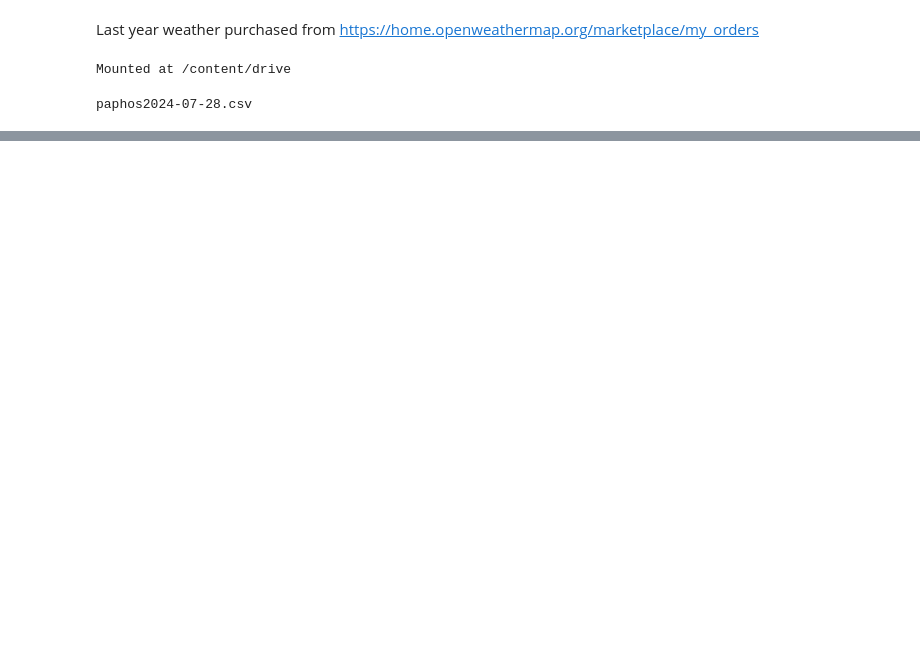
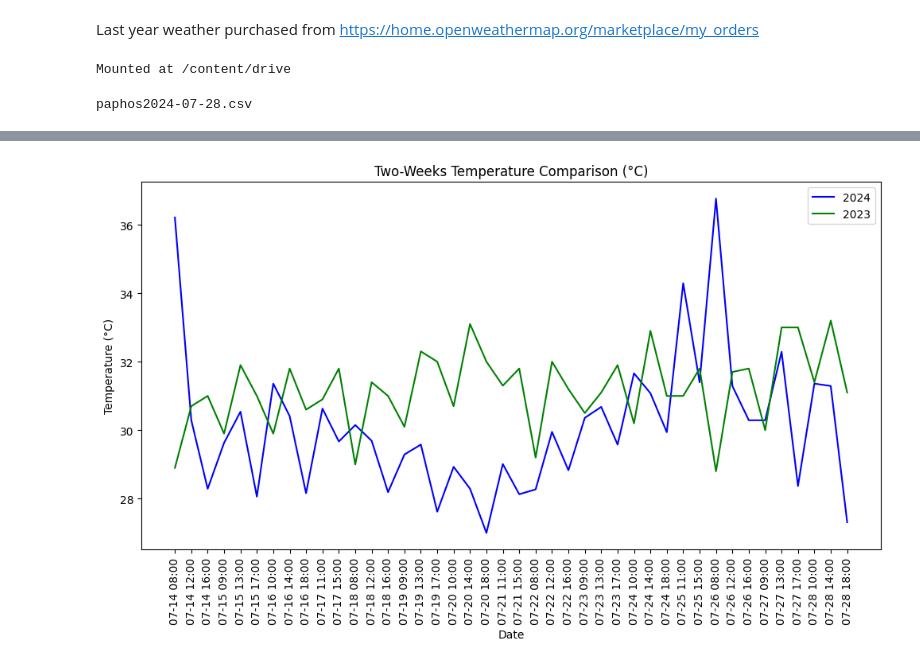
Before and after one commit to werowe/HypatiaAcademy, a Jupyter notebook: stats/Paphosweather_compare_last_year.ipynb, the cells around one changed output, grey strips where cells are left out. Saved outputs shown, nothing was run; the diff lists cells and outputs as text; code cells hidden in the pictures; blank space fills up the shorter version.

```diff
--- a/stats/Paphosweather_compare_last_year.ipynb
+++ b/stats/Paphosweather_compare_last_year.ipynb
@@ -156,0 +114,35 @@ mpld3.display()
+# %%
+
+import matplotlib.pyplot as plt
+
+# Sample data for demonstration (replace with your DataFrame)
+df = intersection
+
+df=df.iloc[::8, :]
+
+# Create the plot
+fig, ax = plt.subplots(figsize=(12, 6))
+
+# Plot the data
+ax.plot(df.index, df['temp_x'], color="b", label='2024')
+ax.plot(df.index, df['temp_y'], color="g", label='2023')
+
+# Set the x-axis label
+ax.set_xlabel('Date')
+
+# Set the y-axis label
+ax.set_ylabel('Temperature (°C)')
+
+# Rotate x-axis labels by 90 degrees for better readability
+plt.xticks(rotation=90)
+
+# Set the title
+plt.title('Two-Weeks Temperature Comparison (°C)')
+
+# Add legend
+plt.legend()
+
+# Show the plot
+plt.show()
+# %% [output]
+[figure, added]
```
Also changed, not shown: parts of 11 cells of this notebook.
